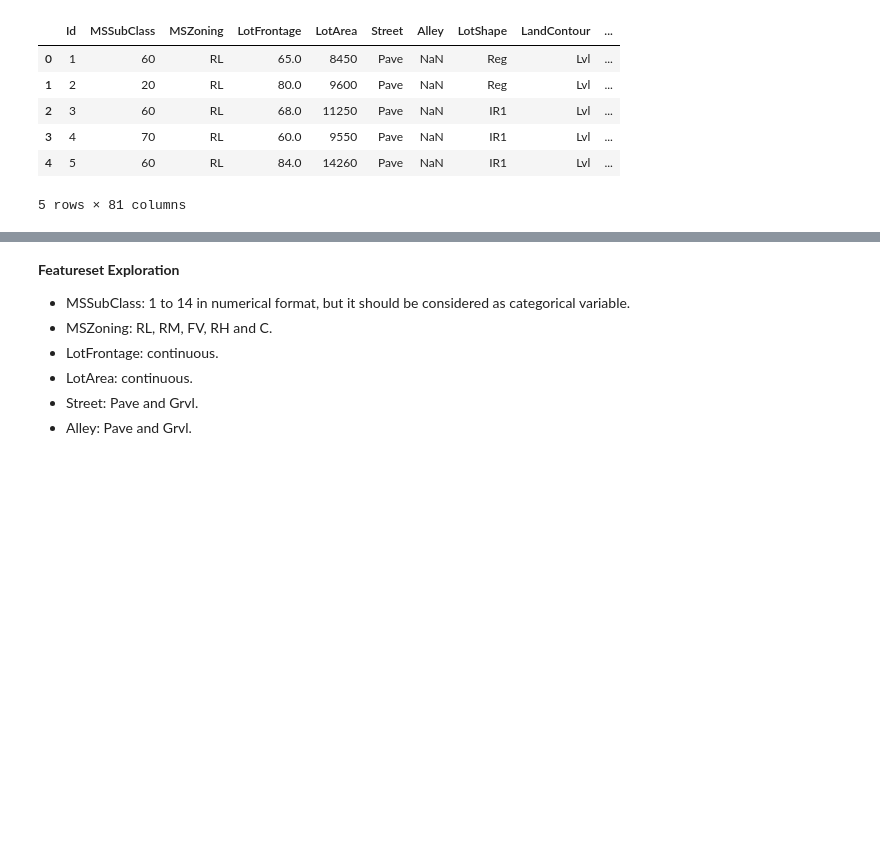
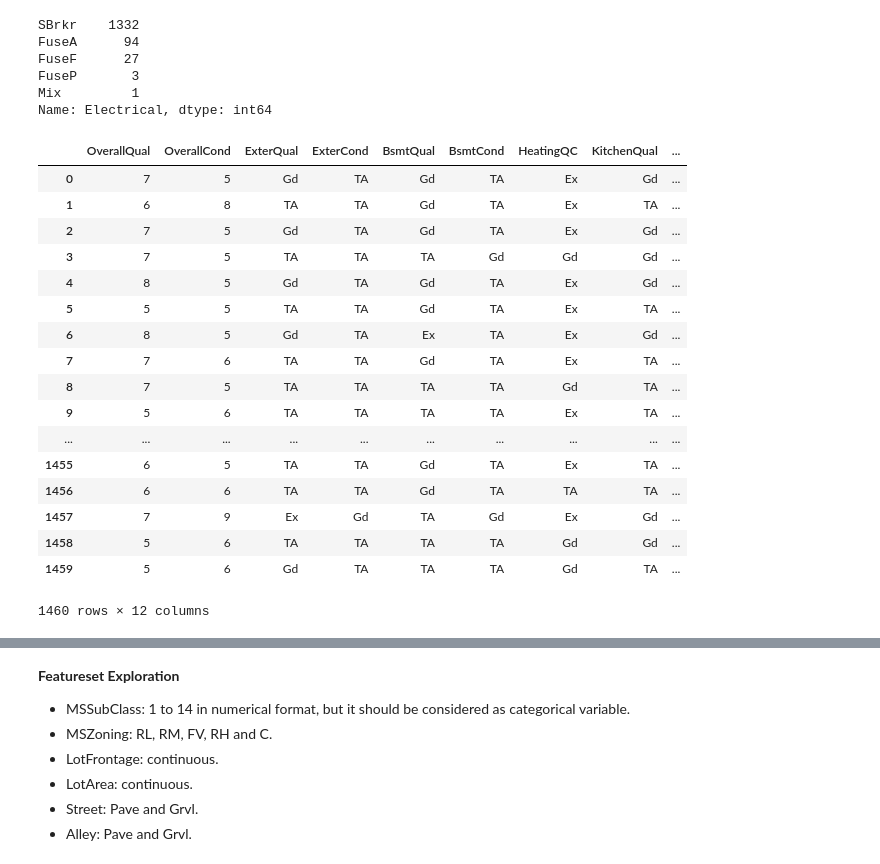
Before and after one commit to jasonlin1111/MLND_project, a Jupyter notebook: predict_house_prices.ipynb, the cells around one changed output, grey strips where cells are left out. Drawn from its saved outputs; the diff is of its cells as text; code cells hidden in the pictures; blank space fills up the shorter version.

Commit message:
Missing value handle

```diff
--- a/predict_house_prices.ipynb
+++ b/predict_house_prices.ipynb
@@ -11,0 +236,24 @@ data = pd.read_csv('train.csv')
+# %%
+cols_fill_with_none = ['PoolQC','MiscFeature','Alley','Fence','FireplaceQu','GarageYrBlt','GarageType',
+                     'GarageFinish','GarageQual','GarageCond','BsmtFinType2','BsmtExposure','BsmtFinType1',
+                     'BsmtCond','BsmtQual','MasVnrType']
+for col in cols_fill_with_none:
+    data[col] = data[col].fillna('None')
+# %%
+# LotFrontage
+data['LotFrontage'] = data.groupby("Neighborhood")["LotFrontage"].transform(lambda x: x.fillna(x.median()))
+
+# MasVnrArea
+data['MasVnrArea'] = data['MasVnrArea'].fillna(0)
+
+# Electrical
+data['Electrical'] = data['Electrical'].fillna(data['Electrical'].mode()[0])
+# %%
+data['Electrical'].value_counts()
+# %% [output]
+SBrkr    1332
+FuseA      94
+FuseF      27
+FuseP       3
+Mix         1
+Name: Electrical, dtype: int64
@@ -12,13 +262,46 @@ data = pd.read_csv('train.csv')
+# %%
+# Numerical features
+num_feats = ['LotFrontage', 'LotArea', 'OverallQual', 'OverallCond',
+             'YearBuilt', 'YearRemodAdd', 'MasVnrArea', 'ExterQual', 'ExterCond',
+             'BsmtQual', 'BsmtCond', 'BsmtFinSF1', 'BsmtFinSF2', 'BsmtUnfSF', 'TotalBsmtSF',
+             'HeatingQC', '1stFlrSF', '2ndFlrSF', 'LowQualFinSF',
+             'GrLivArea', 'BsmtFullBath', 'BsmtHalfBath', 'FullBath', 'HalfBath',
+             'BedroomAbvGr', 'KitchenAbvGr', 'KitchenQual', 'TotRmsAbvGrd',
+             'Fireplaces', 'FireplaceQu', 'GarageYrBlt',
+             'GarageCars', 'GarageArea', 'GarageQual', 'GarageCond',
+             'WoodDeckSF', 'OpenPorchSF', 'EnclosedPorch', '3SsnPorch',
+             'ScreenPorch', 'PoolArea', 'PoolQC', 'MiscVal',
+             'YrSold']
+
+# We need to convert literal grades to a numerical scale
+grades = ['OverallQual', 'OverallCond', 'ExterQual', 'ExterCond', 'BsmtQual', 'BsmtCond',
+          'HeatingQC', 'KitchenQual', 'FireplaceQu', 'GarageQual', 'GarageCond', 'PoolQC']
+literal = ['Ex', 'Gd', 'TA', 'Fa', 'Po']
+num = [9, 7, 5, 3, 2]
+G = dict(zip(literal, num))
+
+#data[grades] = data[grades].replace(G)
 # %%
-data.head()
+data[grades]
 # %% [output]
-|  | Id | MSSubClass | MSZoning | LotFrontage | LotArea | Street | Alley | LotShape | LandContour | ... |
-| 0 | 1 | 60 | RL | 65.0 | 8450 | Pave | NaN | Reg | Lvl | ... |
-| 1 | 2 | 20 | RL | 80.0 | 9600 | Pave | NaN | Reg | Lvl | ... |
-| 2 | 3 | 60 | RL | 68.0 | 11250 | Pave | NaN | IR1 | Lvl | ... |
-| 3 | 4 | 70 | RL | 60.0 | 9550 | Pave | NaN | IR1 | Lvl | ... |
-| 4 | 5 | 60 | RL | 84.0 | 14260 | Pave | NaN | IR1 | Lvl | ... |
+|  | OverallQual | OverallCond | ExterQual | ExterCond | BsmtQual | BsmtCond | HeatingQC | KitchenQual | ... |
+| 0 | 7 | 5 | Gd | TA | Gd | TA | Ex | Gd | ... |
+| 1 | 6 | 8 | TA | TA | Gd | TA | Ex | TA | ... |
+| 2 | 7 | 5 | Gd | TA | Gd | TA | Ex | Gd | ... |
+| 3 | 7 | 5 | TA | TA | TA | Gd | Gd | Gd | ... |
+| 4 | 8 | 5 | Gd | TA | Gd | TA | Ex | Gd | ... |
+| 5 | 5 | 5 | TA | TA | Gd | TA | Ex | TA | ... |
+| 6 | 8 | 5 | Gd | TA | Ex | TA | Ex | Gd | ... |
+| 7 | 7 | 6 | TA | TA | Gd | TA | Ex | TA | ... |
+| 8 | 7 | 5 | TA | TA | TA | TA | Gd | TA | ... |
+| 9 | 5 | 6 | TA | TA | TA | TA | Ex | TA | ... |
+| ... | ... | ... | ... | ... | ... | ... | ... | ... | ... |
+| 1455 | 6 | 5 | TA | TA | Gd | TA | Ex | TA | ... |
+| 1456 | 6 | 6 | TA | TA | Gd | TA | TA | TA | ... |
+| 1457 | 7 | 9 | Ex | Gd | TA | Gd | Ex | Gd | ... |
+| 1458 | 5 | 6 | TA | TA | TA | TA | Gd | Gd | ... |
+| 1459 | 5 | 6 | Gd | TA | TA | TA | Gd | TA | ... |
-5 rows × 81 columns
+1460 rows × 12 columns
 # %%
 print(data.columns)
 # %% [output]
```
Also changed, not shown: parts of 29 cells of this notebook, 1 other file.
